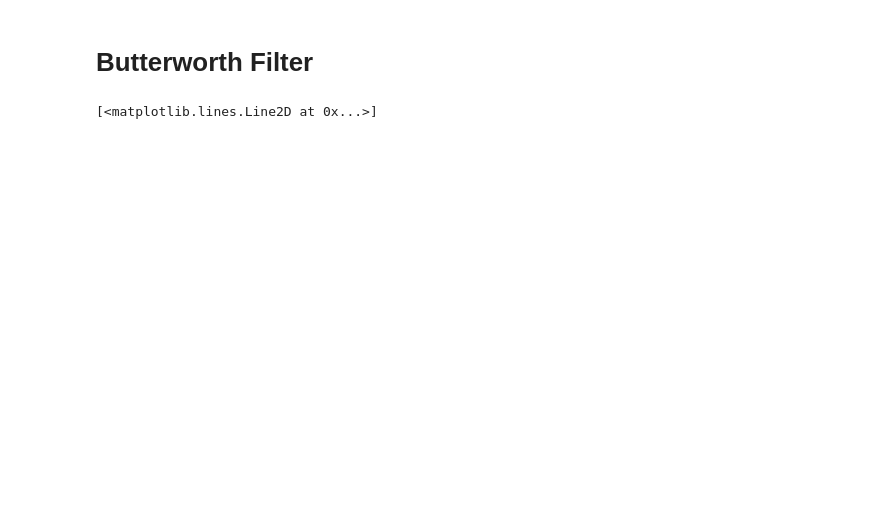
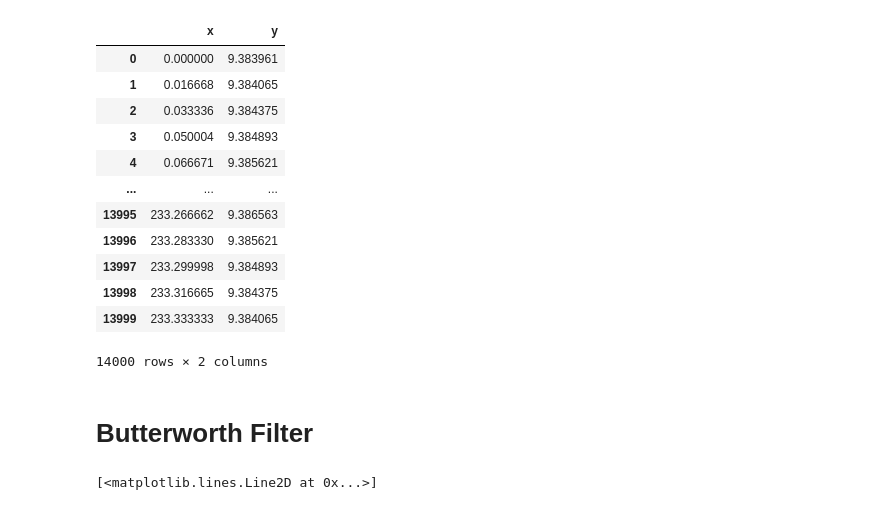
Before and after one commit to asd881018/Sensors-Noise-and-Walking-Human-Activity-Analysis, a Jupyter notebook: src.ipynb, the cells around one changed output. Drawn from its saved outputs; the diff is of its cells as text; code cells hidden in the pictures; blank space fills up the shorter version.

```diff
--- a/src.ipynb
+++ b/src.ipynb
@@ -83,3 +93,19 @@ srp5m_f = fourier(srp_5min)
+# %%
+dlp5m_bw_fft
+# %% [output]
+|  | x | y |
+| 0 | 0.000000 | 9.383961 |
+| 1 | 0.016668 | 9.384065 |
+| 2 | 0.033336 | 9.384375 |
+| 3 | 0.050004 | 9.384893 |
+| 4 | 0.066671 | 9.385621 |
+| ... | ... | ... |
+| 13995 | 233.266662 | 9.386563 |
+| 13996 | 233.283330 | 9.385621 |
+| 13997 | 233.299998 | 9.384893 |
+| 13998 | 233.316665 | 9.384375 |
+| 13999 | 233.333333 | 9.384065 |
+14000 rows × 2 columns
 # %% [markdown]
 # Butterworth Filter
 # %%
```
Also changed, not shown: parts of 20 cells of this notebook.
